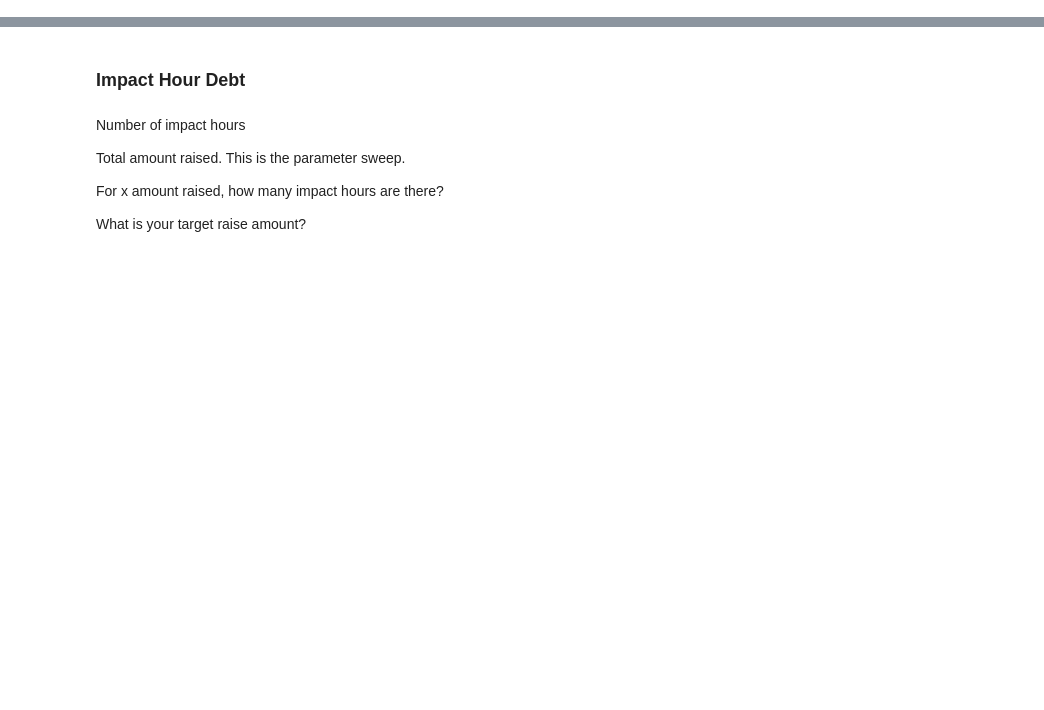
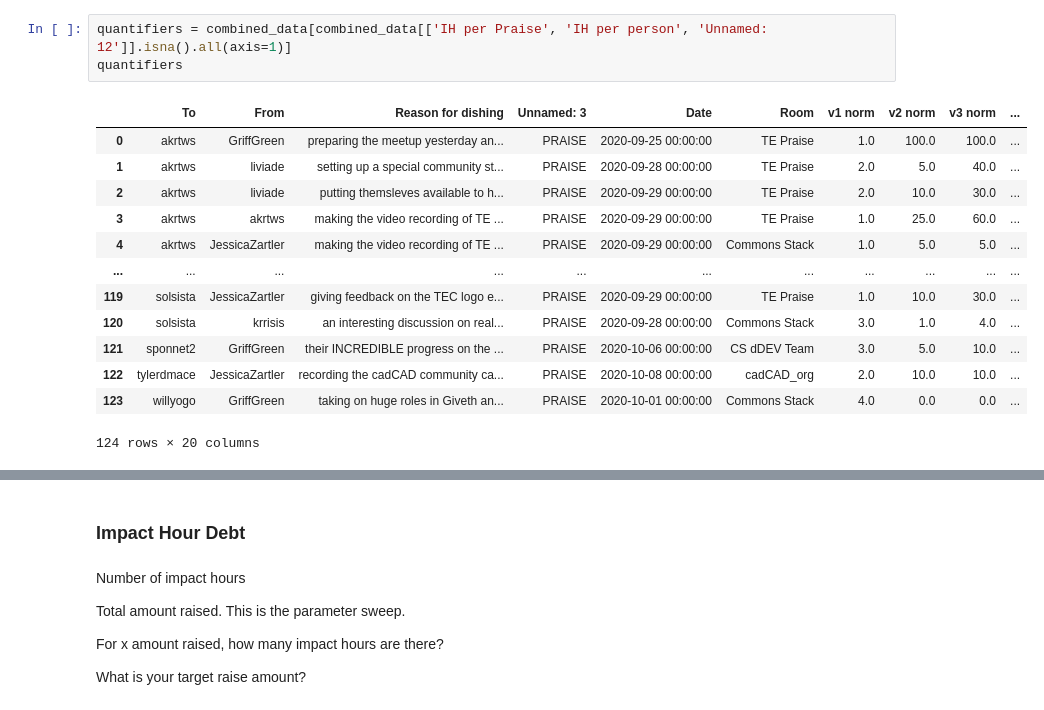
Before and after one commit to CommonsBuild/praiseanalysis, a Jupyter notebook: impact-hours.ipynb, the cells around one changed output, grey strips where cells are left out. Drawn from its saved outputs; the diff is of its cells as text; blank space fills up the shorter version.

```diff
--- a/impact-hours.ipynb
+++ b/impact-hours.ipynb
@@ -0,0 +151,17 @@
+# %%
+quantifiers = combined_data[combined_data[['IH per Praise', 'IH per person', 'Unnamed: 12']].isna().all(axis=1)]
+quantifiers
+# %% [output]
+|  | To | From | Reason for dishing | Unnamed: 3 | Date | Room | v1 norm | v2 norm | v3 norm | ... |
+| 0 | akrtws | GriffGreen | preparing the meetup yesterday an... | PRAISE | 2020-09-25 00:00:00 | TE Praise | 1.0 | 100.0 | 100.0 | ... |
+| 1 | akrtws | liviade | setting up a special community st... | PRAISE | 2020-09-28 00:00:00 | TE Praise | 2.0 | 5.0 | 40.0 | ... |
+| 2 | akrtws | liviade | putting themsleves available to h... | PRAISE | 2020-09-29 00:00:00 | TE Praise | 2.0 | 10.0 | 30.0 | ... |
+| 3 | akrtws | akrtws | making the video recording of TE ... | PRAISE | 2020-09-29 00:00:00 | TE Praise | 1.0 | 25.0 | 60.0 | ... |
+| 4 | akrtws | JessicaZartler | making the video recording of TE ... | PRAISE | 2020-09-29 00:00:00 | Commons Stack | 1.0 | 5.0 | 5.0 | ... |
+| ... | ... | ... | ... | ... | ... | ... | ... | ... | ... | ... |
+| 119 | solsista | JessicaZartler | giving feedback on the TEC logo e... | PRAISE | 2020-09-29 00:00:00 | TE Praise | 1.0 | 10.0 | 30.0 | ... |
+| 120 | solsista | krrisis | an interesting discussion on real... | PRAISE | 2020-09-28 00:00:00 | Commons Stack | 3.0 | 1.0 | 4.0 | ... |
+| 121 | sponnet2 | GriffGreen | their INCREDIBLE progress on the ... | PRAISE | 2020-10-06 00:00:00 | CS dDEV Team | 3.0 | 5.0 | 10.0 | ... |
+| 122 | tylerdmace | JessicaZartler | recording the cadCAD community ca... | PRAISE | 2020-10-08 00:00:00 | cadCAD_org | 2.0 | 10.0 | 10.0 | ... |
+| 123 | willyogo | GriffGreen | taking on huge roles in Giveth an... | PRAISE | 2020-10-01 00:00:00 | Commons Stack | 4.0 | 0.0 | 0.0 | ... |
+124 rows × 20 columns
```
Also changed, not shown: parts of 13 cells of this notebook, 2 other files.
